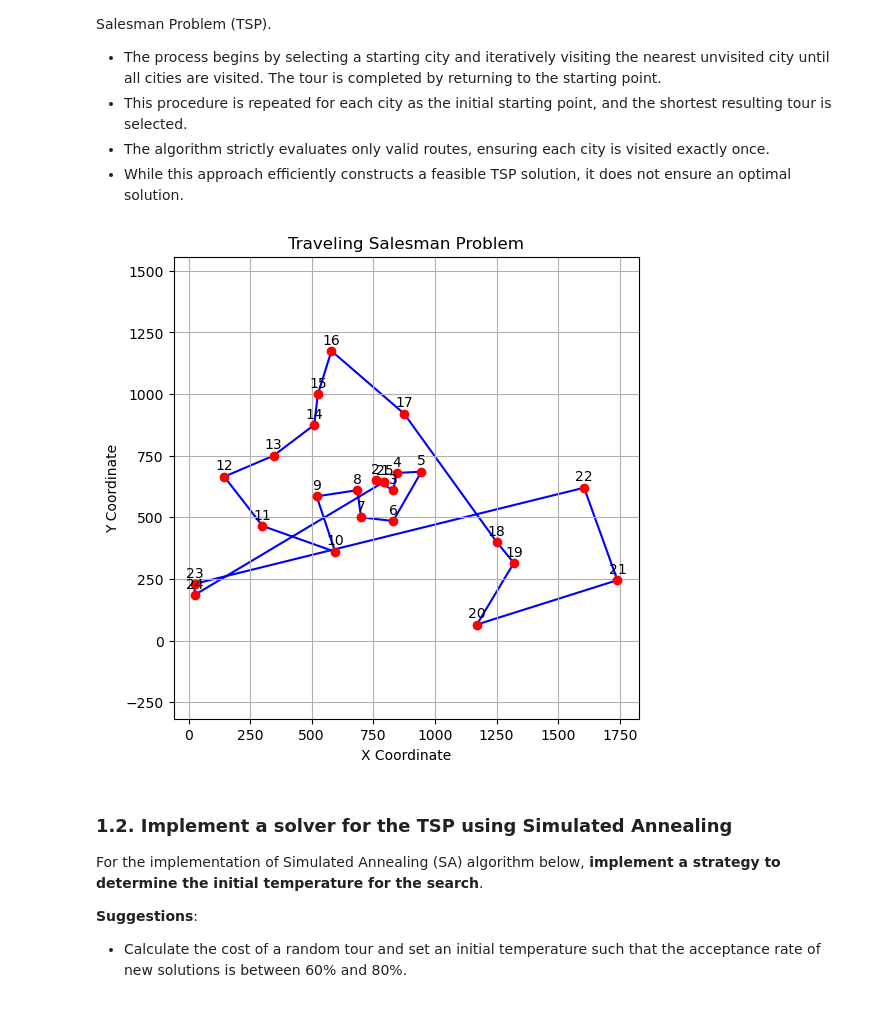
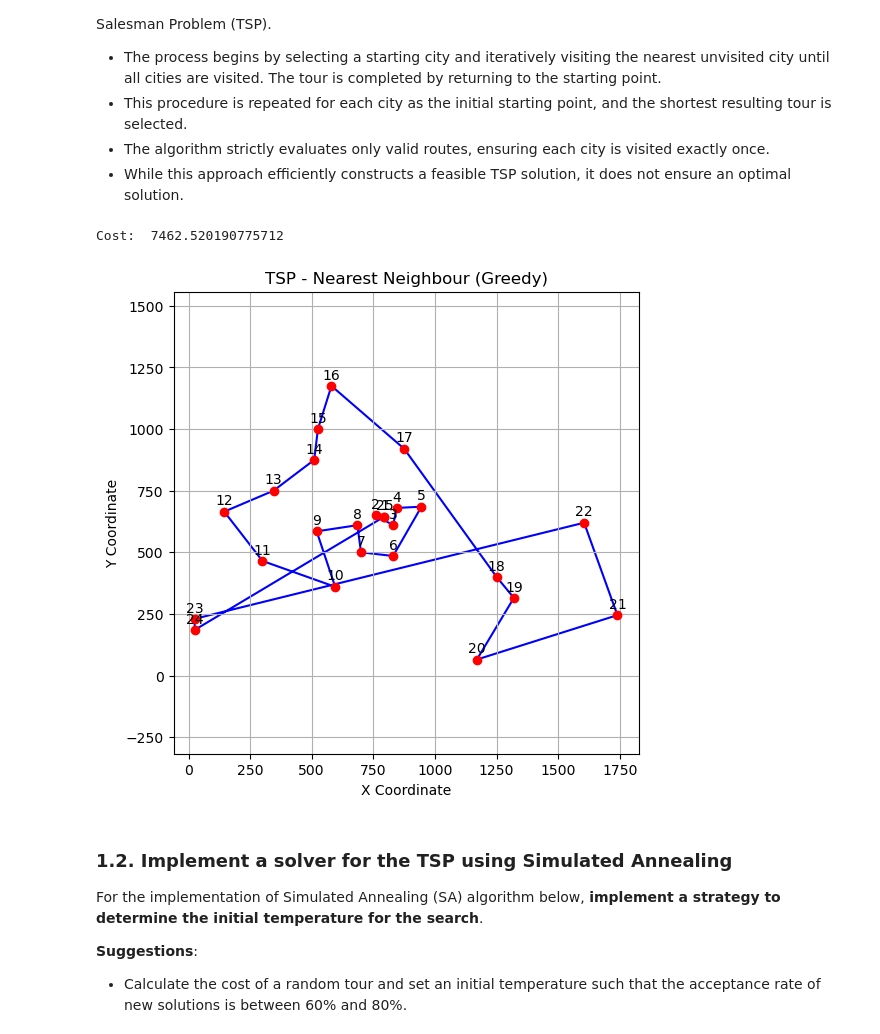
Before and after one commit to rennylee/TSP, a Jupyter notebook: csi4106_f24_a4_template.ipynb, the cells around one changed output. Cells and saved outputs as stored; diff of their text form; code cells hidden in the pictures.

```diff
--- a/csi4106_f24_a4_template.ipynb
+++ b/csi4106_f24_a4_template.ipynb
@@ -341,12 +341,14 @@ def nearest_neighbor_tsp(distance_matrix, start=0):
     return tour, total_distance
 # %%
 # calculating greedy tour
-greedy_tour, _ = nearest_neighbor_tsp(get_distance_matrix(berlin52_24_4))
+greedy_tour, greedy_cost = nearest_neighbor_tsp(get_distance_matrix(berlin52_24_4))
 
 # plotting tour/path
-plot_tsp_path(berlin52_24_4, greedy_tour)
+print("Cost: ", greedy_cost )
+plot_tsp_path(berlin52_24_4, greedy_tour, "TSP - Nearest Neighbour (Greedy)")
 # %% [output]
+Cost:  7462.520190775712
-[figure, old version]
+[figure, new version]
 # %% [markdown]
 ### 1.2. Implement a solver for the TSP using Simulated Annealing
 
```
Also changed, not shown: parts of 21 cells of this notebook.
